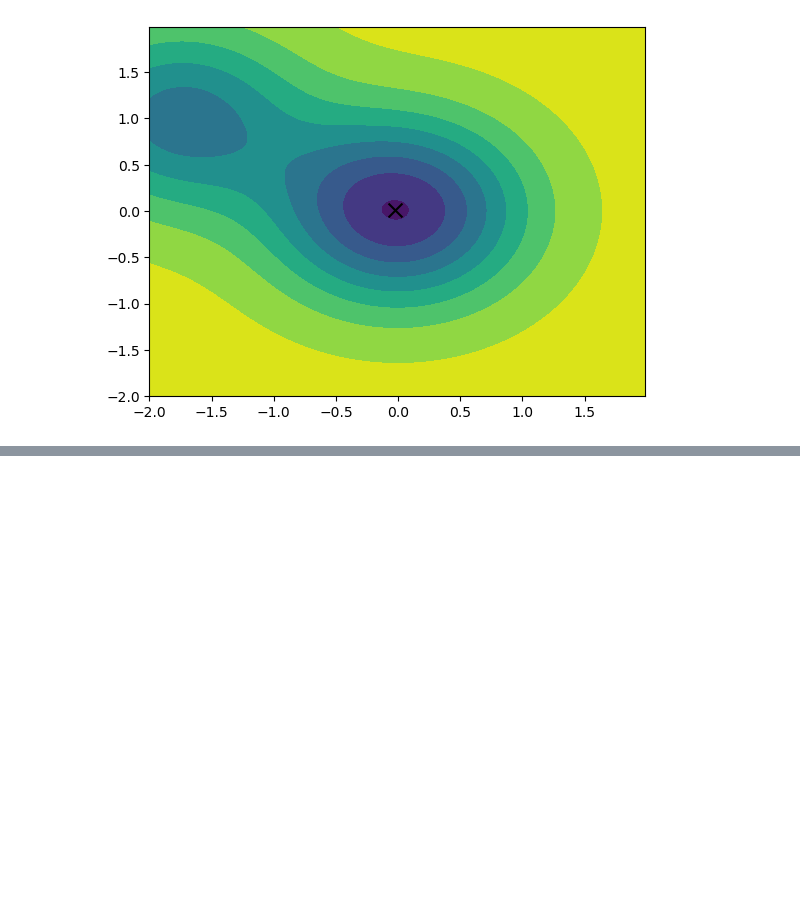
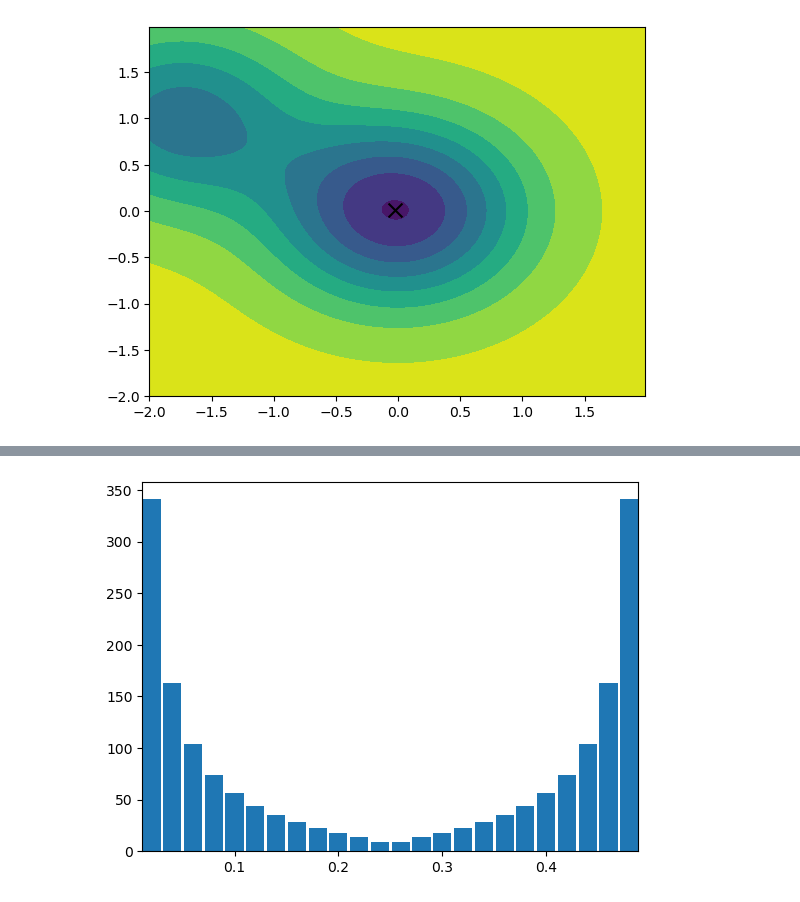
Before and after one commit to iszablowski/WSI24L, a Jupyter notebook: wsi1_gradietnt_descent/gradient_descent.ipynb, the cells around one changed output, grey strips where cells are left out. Cells and saved outputs as stored; diff of their text form; code cells hidden in the pictures; blank space fills up the shorter version.

Commit message:
comparing different steep(beta) values for random start points

```diff
--- a/wsi1_gradietnt_descent/gradient_descent.ipynb
+++ b/wsi1_gradietnt_descent/gradient_descent.ipynb
@@ -99,0 +100,15 @@ plt.show()
+# %%
+beta_set_start = 0.02; beta_set_stop = 0.48; beta_set_step = 0.02
+beta_set = np.arange(beta_set_start, beta_set_stop + beta_set_step, beta_set_step)
+x_random_set = -100 + 200*np.random.rand(50)
+
+results = [[GradientDescent.solve(f, gradient_f, 0.0000000001, beta, x) for beta in beta_set] for x in x_random_set]
+iterations_beta_set = np.transpose([[value[2] for value in x_set] for x_set in results])
+iterations_beta_median = np.median(iterations_beta_set, axis=1)
+
+plt.bar(beta_set, iterations_beta_median, width=0.0175)
+plt.xlim(beta_set_start-0.0175/2, beta_set_stop+0.0175/2)
+
+plt.show()
+# %% [output]
+[figure, added]
```
Also changed, not shown: parts of 3 cells of this notebook.
